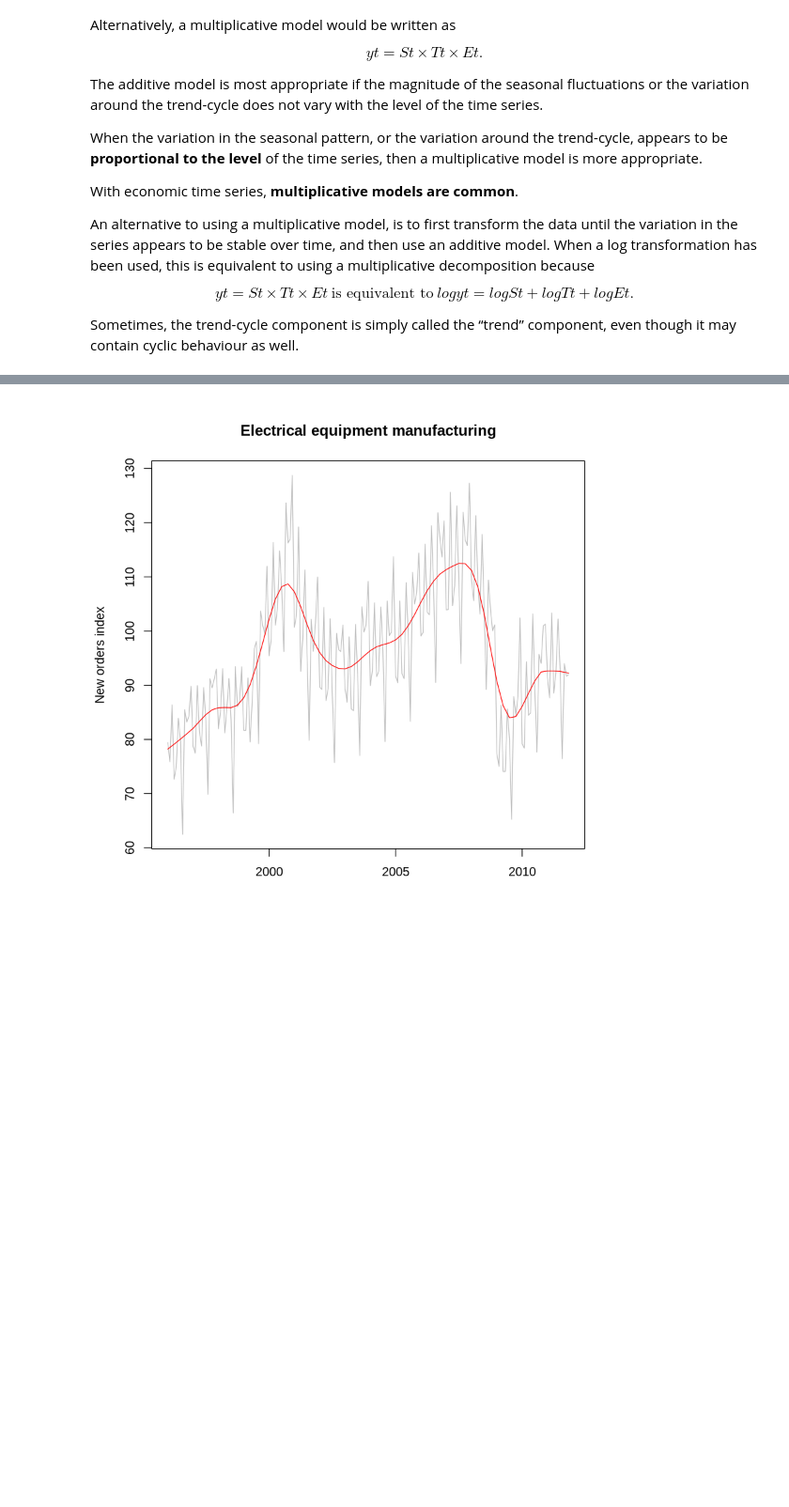
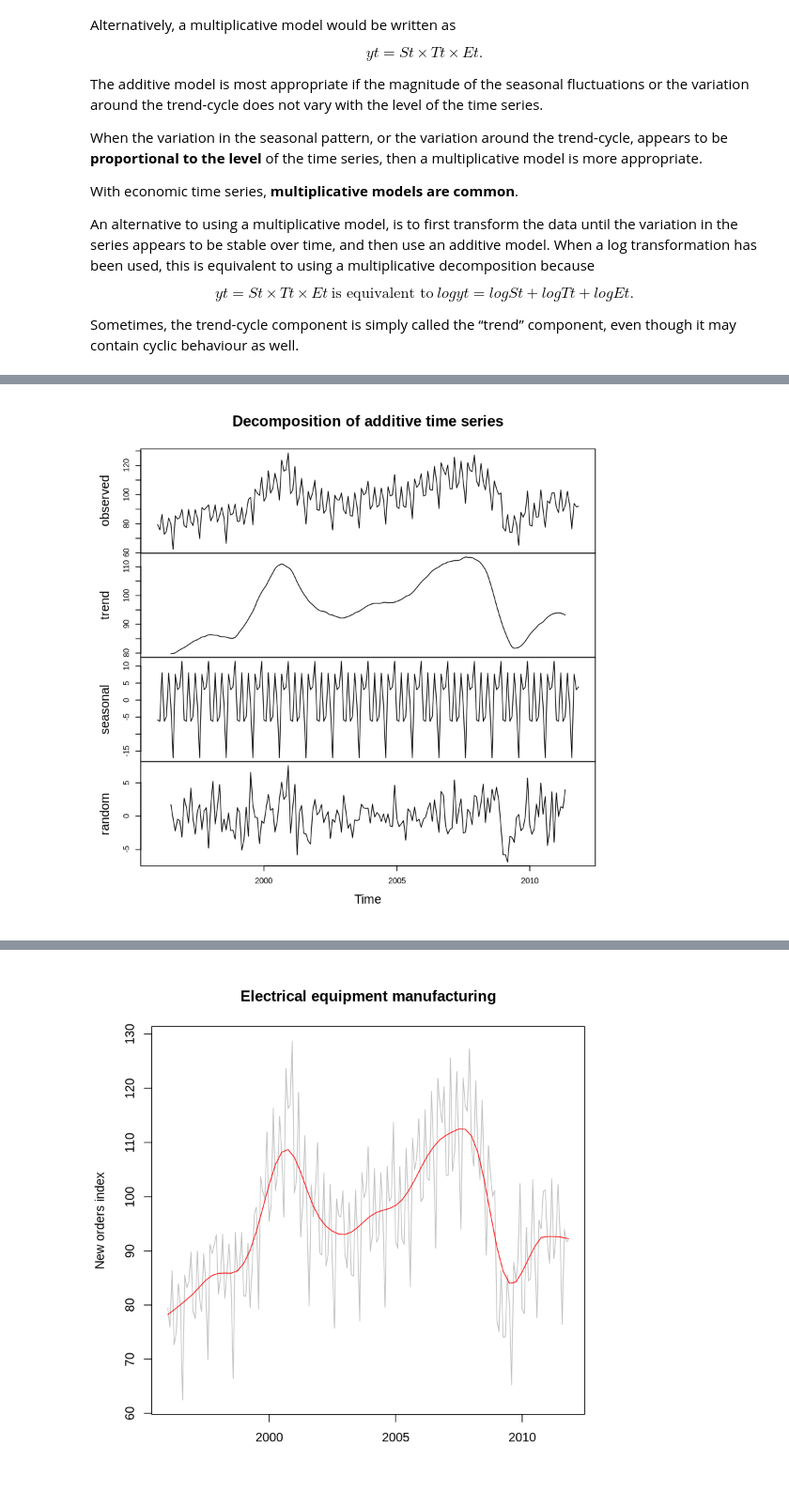
Before and after one commit to jonduan/Economics_note, a Jupyter notebook: econometrics/ECON245/time-series-trend.ipynb, the cells around one changed output, grey strips where cells are left out. Shown at 94% size. Saved outputs shown, nothing was run; the diff lists cells and outputs as text; code cells hidden in the pictures; blank space fills up the shorter version.

```diff
--- a/econometrics/ECON245/time-series-trend.ipynb
+++ b/econometrics/ECON245/time-series-trend.ipynb
@@ -71,0 +86,4 @@ library(fpp)
+# %%
+plot(decompose(elecequip))
+# %% [output]
+[figure, added]
```
Also changed, not shown: parts of 12 cells of this notebook, 17 other files.
